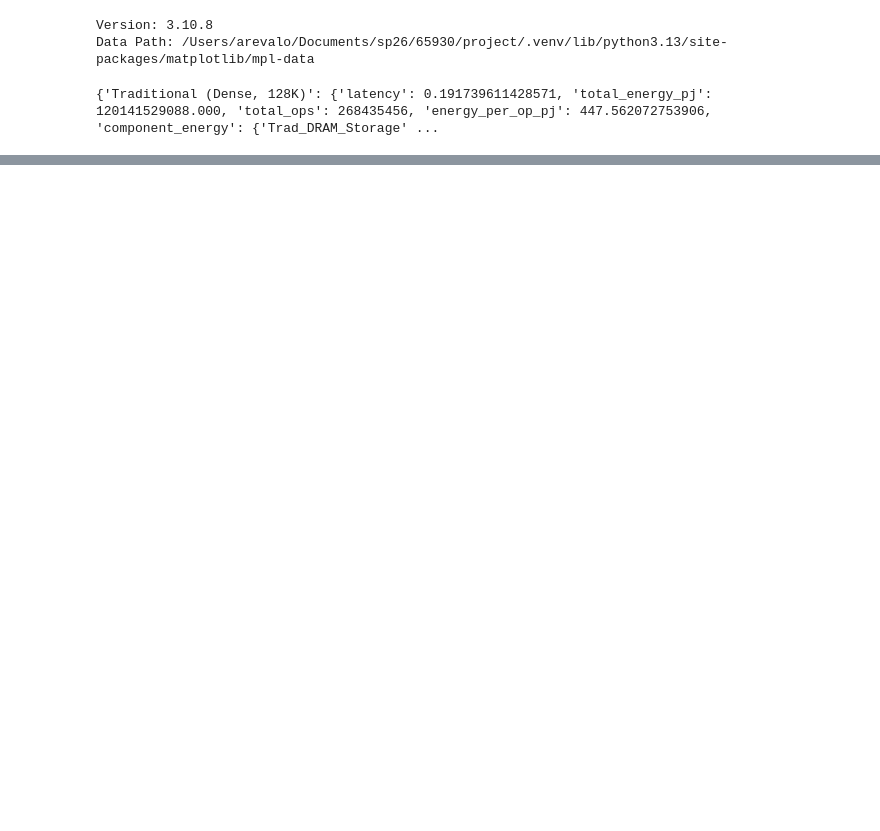
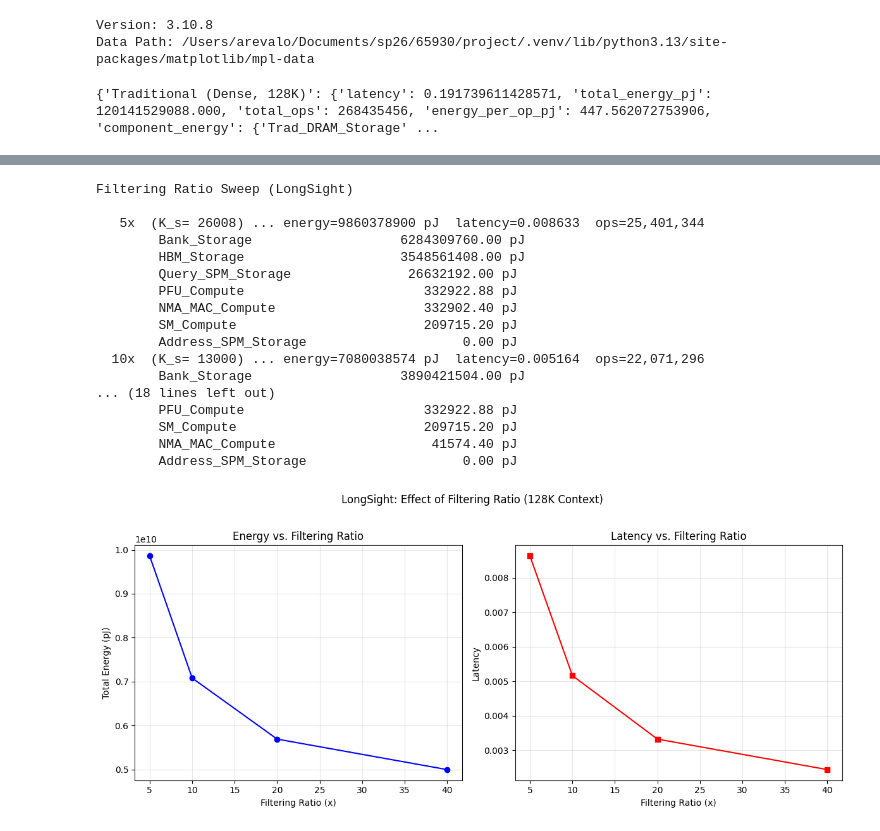
Before and after one commit to arevalomarco54/accel-sparse-attention, a Jupyter notebook: impl.ipynb, the cells around one changed output, grey strips where cells are left out. Drawn from its saved outputs; the diff is of its cells as text; code cells hidden in the pictures; blank space fills up the shorter version.

```diff
--- a/impl.ipynb
+++ b/impl.ipynb
@@ -181,31 +176,50 @@ for ratio in FILTERING_RATIOS:
     comp_energy = mappings.energy(per_component=True)
     energy_pj = sum(comp_energy.values()) * 1e12
     latency = mappings.latency()
-    total_ops = mappings.num_computes()
+    total_ops = mappings.actions(per_component=False)["compute"]
 
     sweep_energies.append(energy_pj)
     sweep_latencies.append(latency)
     sweep_ops.append(total_ops)
 
     print(f"energy={energy_pj:.0f} pJ  latency={latency:.4g}  ops={int(total_ops):,}")
     for comp, e in sorted(comp_energy.items(), key=lambda x: -x[1]):
         print(f"        {comp:30s} {e * 1e12:12.2f} pJ")
 
 # ── Plots ──────────────────────────────────────────────────────────────────
 fig, (ax1, ax2) = plt.subplots(1, 2, figsize=(12, 5))
 
 ax1.plot(FILTERING_RATIOS, sweep_energies, "o-b")
 ax1.set_xlabel("Filtering Ratio (x)")
 ax1.set_ylabel("Total Energy (pJ)")
 ax1.set_title("Energy vs. Filtering Ratio")
 ax1.grid(True, alpha=0.3)
 
 ax2.plot(FILTERING_RATIOS, sweep_latencies, "s-r")
 ax2.set_xlabel("Filtering Ratio (x)")
 ax2.set_ylabel("Latency")
 ax2.set_title("Latency vs. Filtering Ratio")
 ax2.grid(True, alpha=0.3)
 
 plt.suptitle("LongSight: Effect of Filtering Ratio (128K Context)", y=1.02)
 plt.tight_layout()
 plt.show()
+# %% [output]
+Filtering Ratio Sweep (LongSight)
+
+   5x  (K_s= 26008) ... energy=9860378900 pJ  latency=0.008633  ops=25,401,344
+        Bank_Storage                   6284309760.00 pJ
+        HBM_Storage                    3548561408.00 pJ
+        Query_SPM_Storage               26632192.00 pJ
+        PFU_Compute                       332922.88 pJ
+        NMA_MAC_Compute                   332902.40 pJ
+        SM_Compute                        209715.20 pJ
+        Address_SPM_Storage                    0.00 pJ
+  10x  (K_s= 13000) ... energy=7080038574 pJ  latency=0.005164  ops=22,071,296
+        Bank_Storage                   3890421504.00 pJ
+... (18 lines left out)
+        PFU_Compute                       332922.88 pJ
+        SM_Compute                        209715.20 pJ
+        NMA_MAC_Compute                    41574.40 pJ
+        Address_SPM_Storage                    0.00 pJ
+[figure, added]
```
Also changed, not shown: parts of 3 cells of this notebook, 1 other file.
